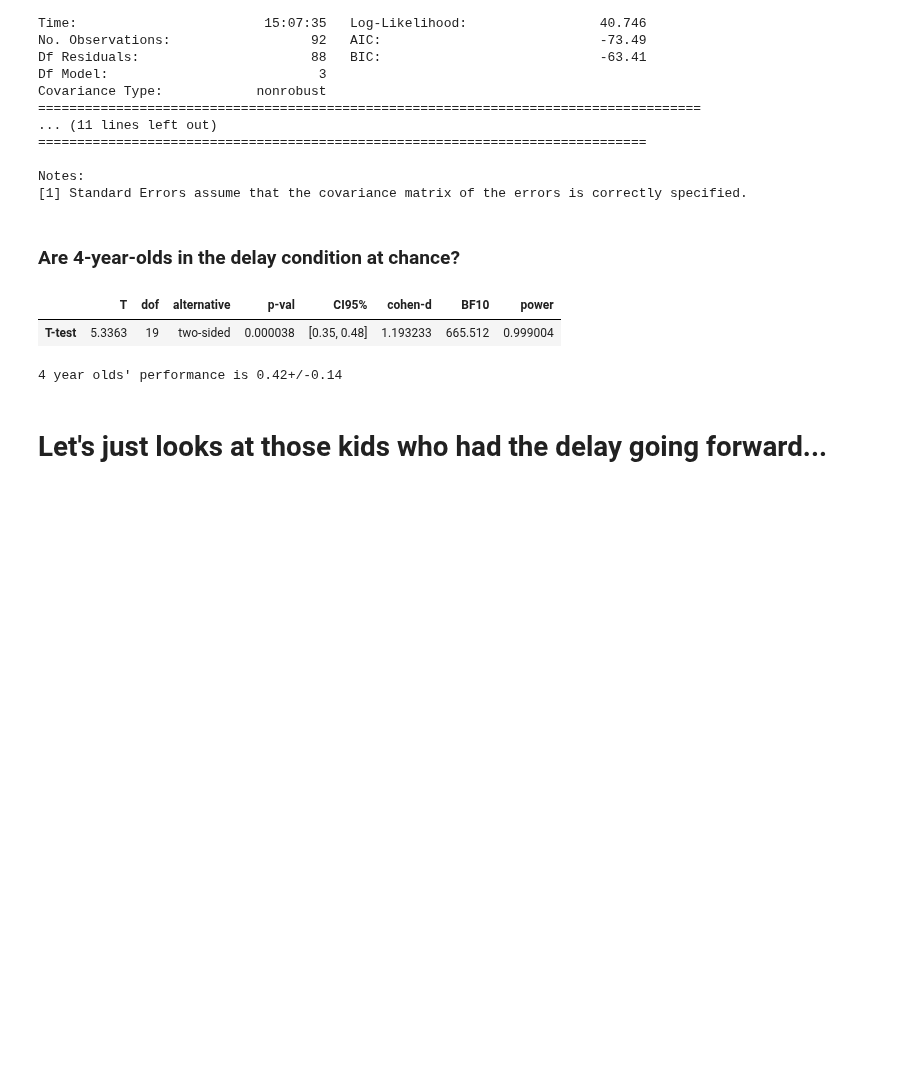
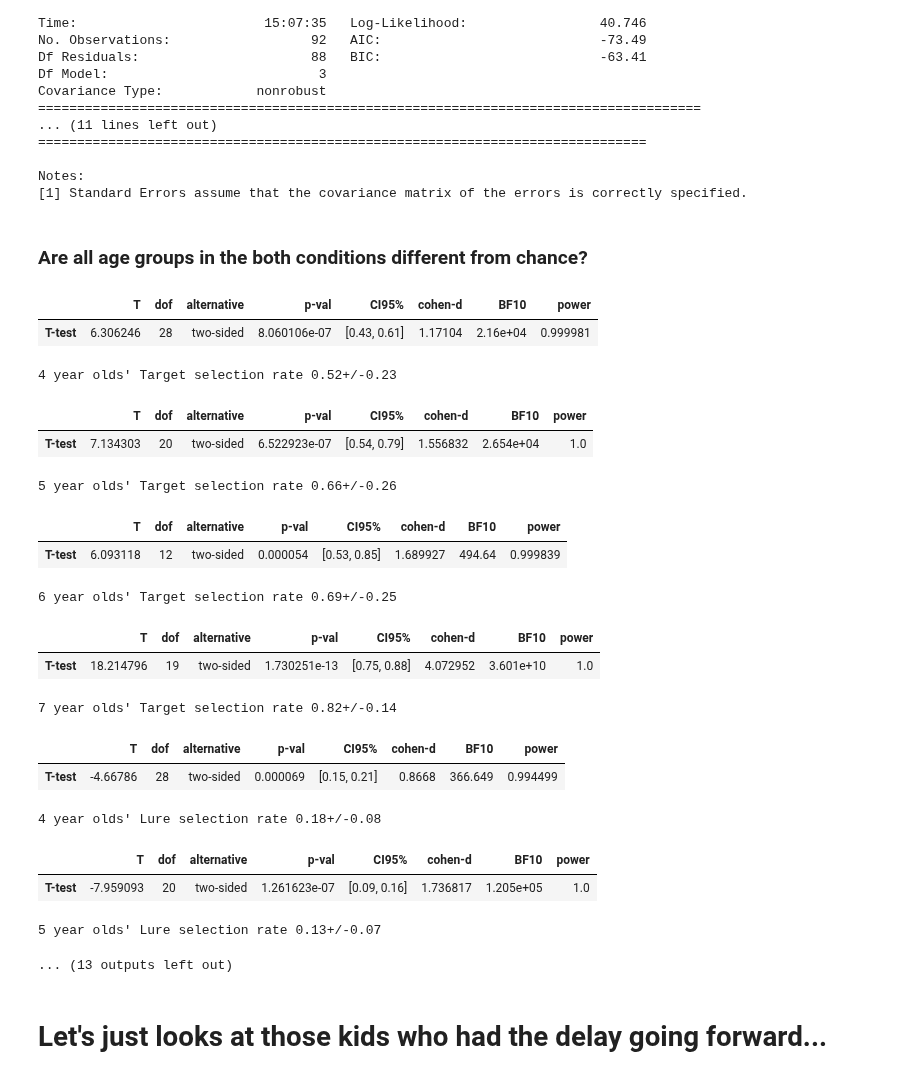
Before and after one commit to samsydco/PSPC, a Jupyter notebook: Results_PS.ipynb, the cells around one changed output. Drawn from its saved outputs; the diff is of its cells as text; code cells hidden in the pictures; blank space fills up the shorter version.

```diff
--- a/Results_PS.ipynb
+++ b/Results_PS.ipynb
@@ -171,18 +170,51 @@ Covariance Type:            nonrobust
 Notes:
 [1] Standard Errors assume that the covariance matrix of the errors is correctly specified.
 # %% [markdown]
-### Are 4-year-olds in the delay condition at chance?
+### Are all age groups in the both conditions different from chance?
 # %%
-tmpdf = stackeddf[stackeddf['Age'].between(4, 5)]
-display(ttest(tmpdf[tmpdf['Delay']==True]['Target'],0.25))
-print("4 year olds' performance is "+
-      str(np.round(np.mean(tmpdf[tmpdf['Delay']==True]['Target']),2))+
-     "+/-"+
-     str(np.round(np.std(tmpdf[tmpdf['Delay']==True]['Target']),2)))
+i=0
+plist = []
+#for d in [True,False]:
+for sel in ['Target','Lure','Foil']:
+    chance=0.5 if sel == 'Foil' else 0.25
+    for age in [4,5,6,7]:
+        tmpdf = stackeddf[stackeddf['Age'].between(age, age+1)]
+        display(ttest(tmpdf[sel],chance))
+        p = ttest(tmpdf[sel],chance)['p-val'][0]
+        print(str(age)+" year olds' "+sel+" selection rate "+
+              str(np.round(np.mean(tmpdf[sel]),2))+
+             "+/-"+
+             str(np.round(np.std(tmpdf[sel]),2)))
+        i+=1
+        plist.append({'Delay':d,'Selection':sel,'Age':age,
+                     'p-value':p})
+print(i)
+dftmp = pd.DataFrame(plist)
+#dftmp['p-value'] = dftmp['p-value'].apply(lambda x: x*i)
+dftmp['sig'] = dftmp['p-value'].apply(lambda x: x>0.05)
+dftmp['p-value'] = dftmp['p-value'].apply(lambda x: '%.3f' % x)
+#display(dftmp[dftmp['sig']==True])
+display(dftmp)
 # %% [output]
 |  | T | dof | alternative | p-val | CI95% | cohen-d | BF10 | power |
-| T-test | 5.3363 | 19 | two-sided | 0.000038 | [0.35, 0.48] | 1.193233 | 665.512 | 0.999004 |
+| T-test | 6.306246 | 28 | two-sided | 8.060106e-07 | [0.43, 0.61] | 1.17104 | 2.16e+04 | 0.999981 |
-4 year olds' performance is 0.42+/-0.14
+4 year olds' Target selection rate 0.52+/-0.23
+|  | T | dof | alternative | p-val | CI95% | cohen-d | BF10 | power |
+| T-test | 7.134303 | 20 | two-sided | 6.522923e-07 | [0.54, 0.79] | 1.556832 | 2.654e+04 | 1.0 |
+5 year olds' Target selection rate 0.66+/-0.26
+|  | T | dof | alternative | p-val | CI95% | cohen-d | BF10 | power |
+| T-test | 6.093118 | 12 | two-sided | 0.000054 | [0.53, 0.85] | 1.689927 | 494.64 | 0.999839 |
+6 year olds' Target selection rate 0.69+/-0.25
+|  | T | dof | alternative | p-val | CI95% | cohen-d | BF10 | power |
+| T-test | 18.214796 | 19 | two-sided | 1.730251e-13 | [0.75, 0.88] | 4.072952 | 3.601e+10 | 1.0 |
+7 year olds' Target selection rate 0.82+/-0.14
+|  | T | dof | alternative | p-val | CI95% | cohen-d | BF10 | power |
+| T-test | -4.66786 | 28 | two-sided | 0.000069 | [0.15, 0.21] | 0.8668 | 366.649 | 0.994499 |
+4 year olds' Lure selection rate 0.18+/-0.08
+|  | T | dof | alternative | p-val | CI95% | cohen-d | BF10 | power |
+| T-test | -7.959093 | 20 | two-sided | 1.261623e-07 | [0.09, 0.16] | 1.736817 | 1.205e+05 | 1.0 |
+5 year olds' Lure selection rate 0.13+/-0.07
+... (13 outputs left out)
 # %% [markdown]
 # Let's just looks at those kids who had the delay going forward...
 # %%
```
Also changed, not shown: parts of 7 cells of this notebook.
